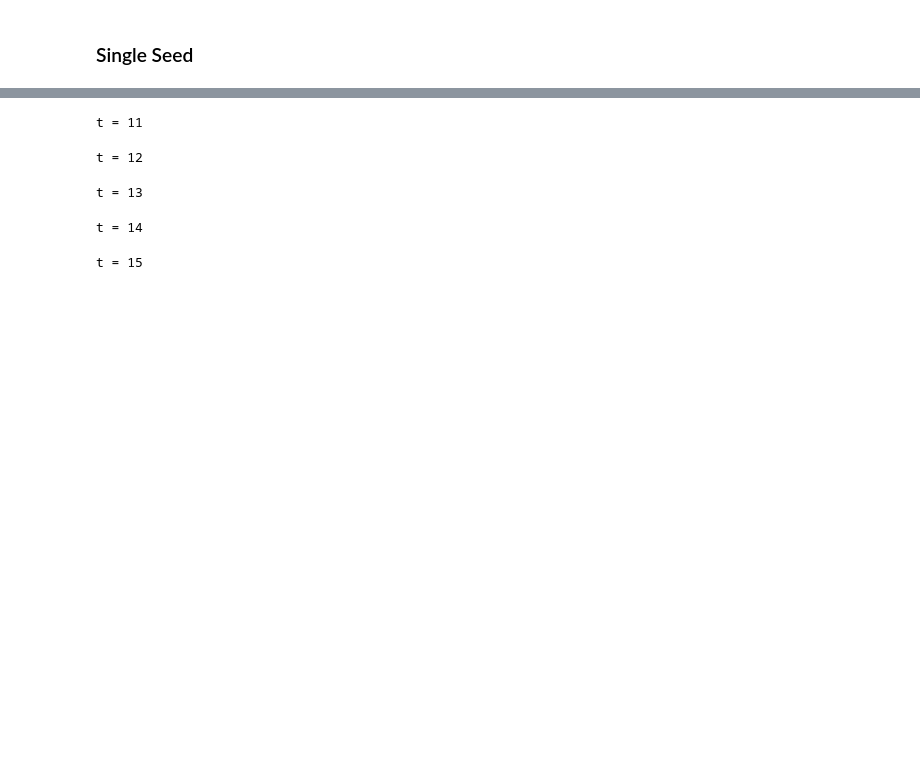
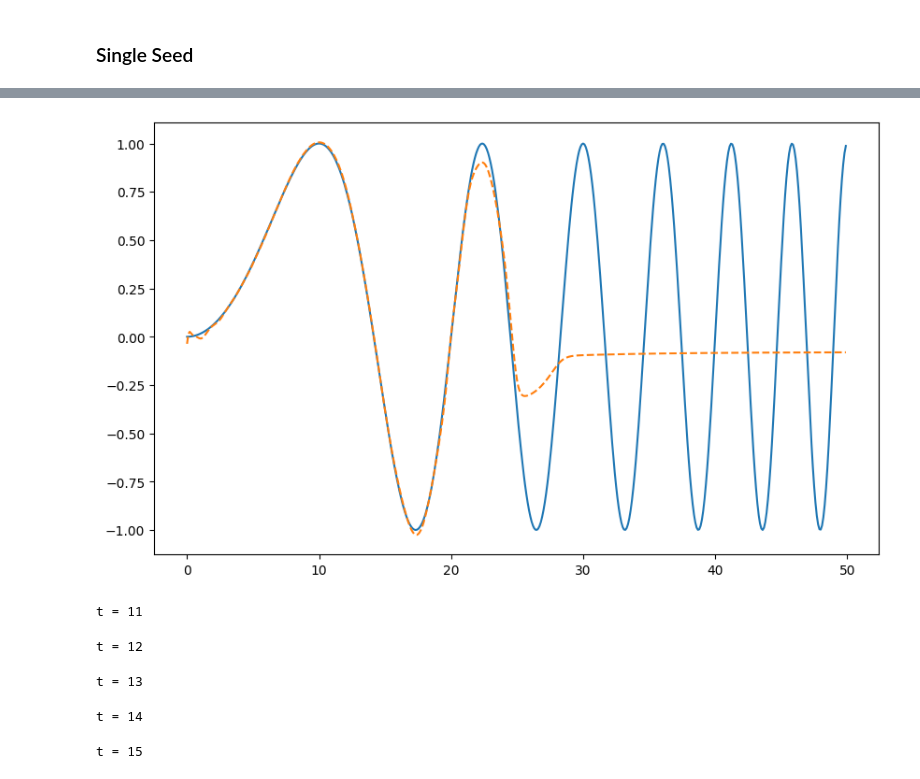
Before and after one commit to Laknath1996/RAG-exps, a Jupyter notebook: notebooks/2-toy.ipynb, the cells around one changed output, grey strips where cells are left out. Drawn from its saved outputs; the diff is of its cells as text; code cells hidden in the pictures; blank space fills up the shorter version.

```diff
--- a/notebooks/2-toy.ipynb
+++ b/notebooks/2-toy.ipynb
@@ -290,5 +295,41 @@ err_init
+# %%
+sample_rate = 10
+hidden_size = 32
+ignore_pretrained_data = False
+num_reps = 3
+
+lr_pretrain = 0.01
+num_epochs_pretrain = 500
+
+lr_finetune = 0.001
+num_epochs_finetune = 100
+
+t_pretrain = 10
+t_list = np.arange(10+1, 25, 1)
+
+Hyperparameters = namedtuple('Hyperparameters', ['hidden_size', 'lr', 'num_epochs'])
+hp_pretrain = Hyperparameters(hidden_size=hidden_size, lr=lr_pretrain, num_epochs=num_epochs_pretrain)
+hp_finetune = Hyperparameters(hidden_size=hidden_size, lr=lr_finetune, num_epochs=num_epochs_finetune)
 # %%
-X, Y, _ = generate_sequence(sf=sample_rate)
+X, F, T = generate_sequence(sf=sample_rate)
+# %%
+t_pretrain = 40
+data = (T, X)
+pretrained_state_dict, initial_error = pretrain(data, t_pretrain, hp_pretrain, sample_rate)
+# %%
+rnn = RNNCell(1, hp_pretrain.hidden_size, 1)
+rnn.load_state_dict(pretrained_state_dict)
+rnn.eval()
+torch_T = torch.from_numpy(T).view(1, -1, 1).float()
+with torch.no_grad():
+    out = rnn(torch_T)
+# %%
+fig, ax = plt.subplots(figsize=(10, 6))
+ax.plot(T, X, label='Original Signal')
+ax.plot(T, out.squeeze().numpy(), label='RNN Output', linestyle='--')
+plt.show()
+# %% [output]
+[figure, added]
 # %%
 err_ft_list = []
 err_noft_list = []
```
Also changed, not shown: parts of 9 cells of this notebook, 6 other files.
